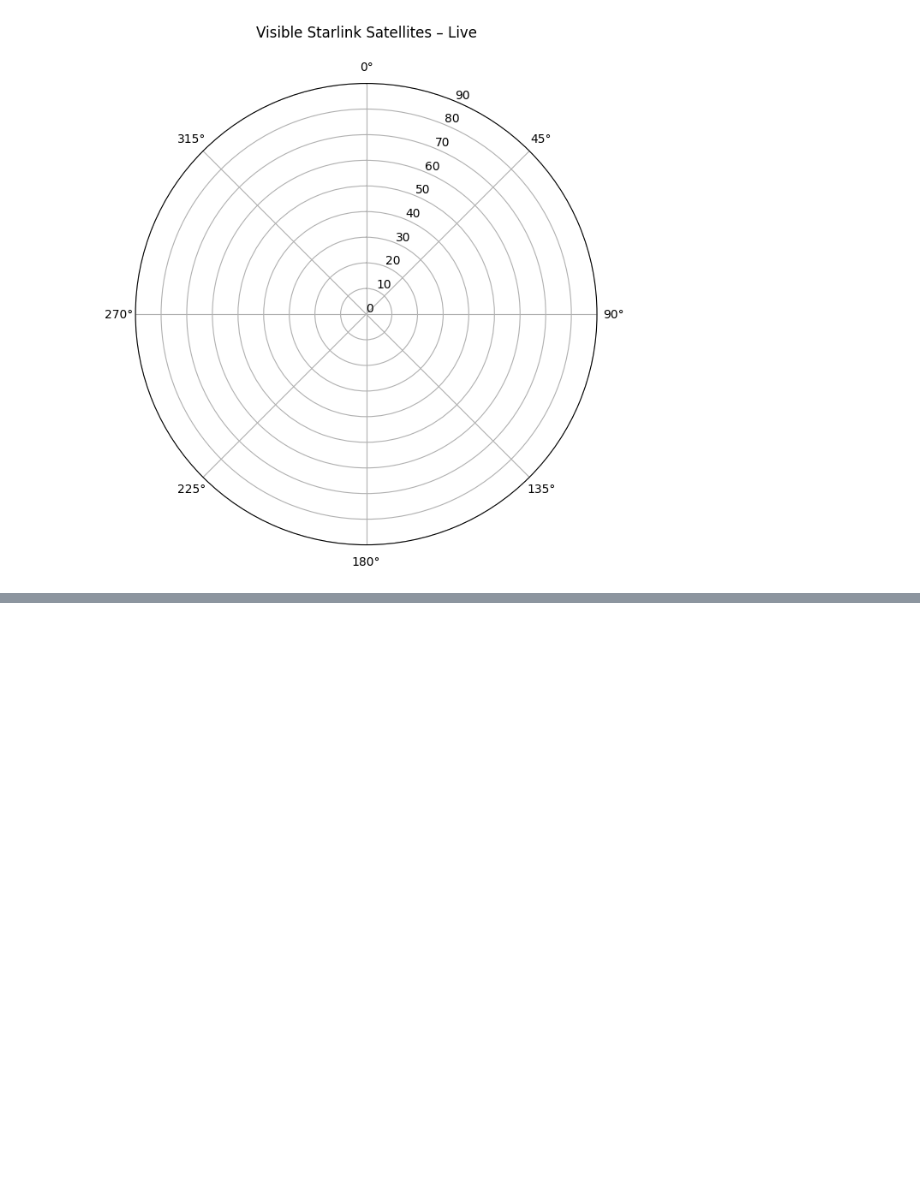
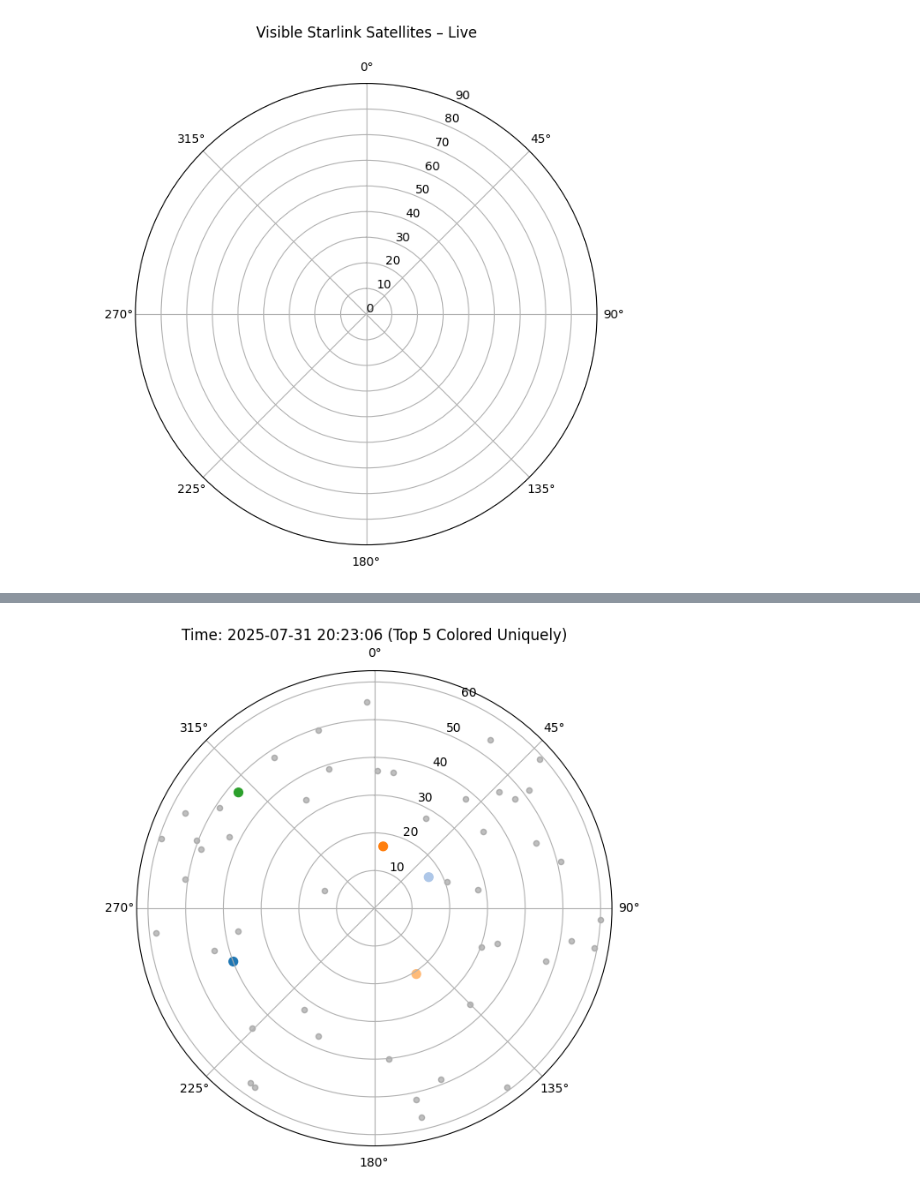
Before and after one commit to SJ00425/NTN-Anti-Jamming, a Jupyter notebook: starlink_tracker.ipynb, the cells around one changed output, grey strips where cells are left out. Saved outputs shown, nothing was run; the diff lists cells and outputs as text; code cells hidden in the pictures; blank space fills up the shorter version.

```diff
--- a/starlink_tracker.ipynb
+++ b/starlink_tracker.ipynb
@@ -276,0 +364,62 @@ def get_starlink_sats(max_n=800):
+# %%
+import pandas as pd
+import numpy as np
+import matplotlib.pyplot as plt
+from matplotlib.animation import FuncAnimation
+import itertools
+from matplotlib import cm
+
+# Load CSV
+df = pd.read_csv("starlink_visibility_15min_5s_interval.csv")
+grouped = df.groupby("Time")
+time_points = list(grouped.groups.keys())
+
+# Color generator from tab20 (20 unique colors, looped if exhausted)
+colormap = cm.get_cmap("tab20")
+color_palette = itertools.cycle([colormap(i) for i in range(20)])
+
+global_color_map = {}  # name → color
+
+# Setup figure
+fig, ax = plt.subplots(subplot_kw={'projection': 'polar'}, figsize=(7, 7))
+ax.set_theta_zero_location("N")
+ax.set_theta_direction(-1)
+ax.set_rlim(0, 90-ELEV_MIN_DEG+3)
+
+scat_top5 = ax.scatter([], [], s=50)
+scat_others = ax.scatter([], [], s=20, c='gray', alpha=0.5)
+title_text = ax.set_title("", fontsize=12)
+def update(frame):
+    time = time_points[frame]
+    data = grouped.get_group(time).sort_values(by="Slant km")
+
+    top5 = data.head(5)
+    others = data.iloc[5:]
+
+    # Assign new color if satellite never seen before
+    for name in top5["Name"]:
+        if name not in global_color_map:
+            global_color_map[name] = next(color_palette)
+
+    # Extract coordinates
+    theta_top5 = np.radians(top5["Azimuth (°)"])
+    radius_top5 = 90 - top5["Elevation (°)"]
+    colors_top5 = [global_color_map[name] for name in top5["Name"]]
+
+    theta_others = np.radians(others["Azimuth (°)"])
+    radius_others = 90 - others["Elevation (°)"]
+
+    # Update scatter plot
+    scat_top5.set_offsets(np.c_[theta_top5, radius_top5])
+    scat_top5.set_color(colors_top5)
+
+    scat_others.set_offsets(np.c_[theta_others, radius_others])
+    title_text.set_text(f"Time: {time} (Top 5 Colored Uniquely)")
+
+    return scat_top5, scat_others, title_text
+ani = FuncAnimation(fig, update, frames=len(time_points), interval=200, blit=False)
+ani.save("starlink_unique_color.gif", dpi=120, writer="pillow")
+# Or save as mp4
+# ani.save("starlink_unique_color.mp4", dpi=120, writer="ffmpeg")
+# %% [output]
+[figure, added]
```
Also changed, not shown: parts of 6 cells of this notebook, 4 other files.
